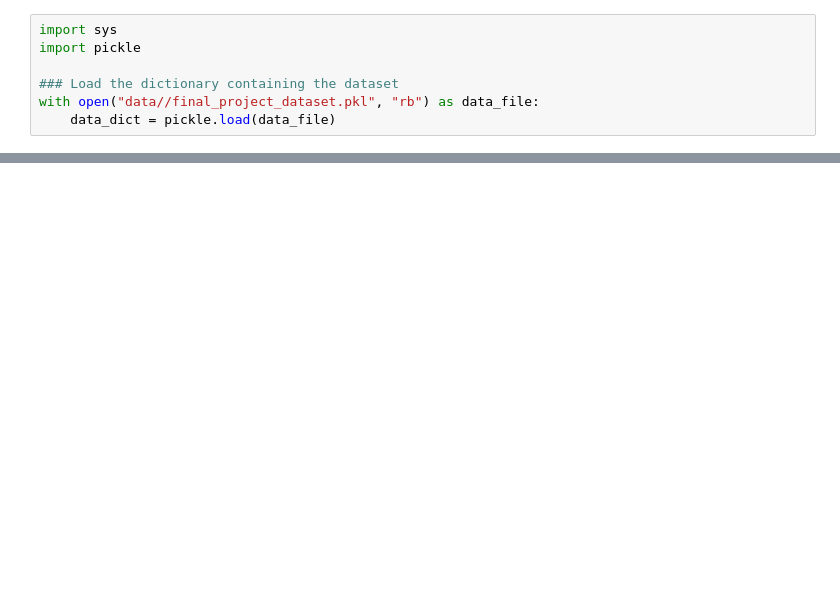
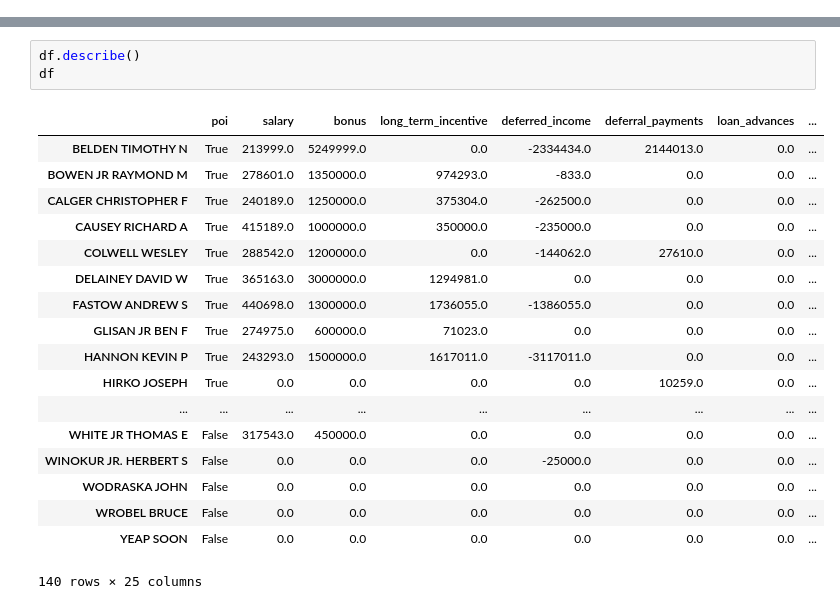
Before and after one commit to hearsh/AI_Project, a Jupyter notebook: Main.ipynb, the cells around one changed output, grey strips where cells are left out. Drawn from its saved outputs; the diff is of its cells as text; blank space fills up the shorter version.

```diff
--- a/Main.ipynb
+++ b/Main.ipynb
@@ -1,7 +0,0 @@
-# %%
-import sys
-import pickle
-
-### Load the dictionary containing the dataset
-with open("data//final_project_dataset.pkl", "rb") as data_file:
-    data_dict = pickle.load(data_file)
@@ -9,0 +72,22 @@ UnpicklingError: the STRING opcode argument must be quoted
+# %%
+df.describe()
+df
+# %% [output]
+|  | poi | salary | bonus | long_term_incentive | deferred_income | deferral_payments | loan_advances | ... |
+| BELDEN TIMOTHY N | True | 213999.0 | 5249999.0 | 0.0 | -2334434.0 | 2144013.0 | 0.0 | ... |
+| BOWEN JR RAYMOND M | True | 278601.0 | 1350000.0 | 974293.0 | -833.0 | 0.0 | 0.0 | ... |
+| CALGER CHRISTOPHER F | True | 240189.0 | 1250000.0 | 375304.0 | -262500.0 | 0.0 | 0.0 | ... |
+| CAUSEY RICHARD A | True | 415189.0 | 1000000.0 | 350000.0 | -235000.0 | 0.0 | 0.0 | ... |
+| COLWELL WESLEY | True | 288542.0 | 1200000.0 | 0.0 | -144062.0 | 27610.0 | 0.0 | ... |
+| DELAINEY DAVID W | True | 365163.0 | 3000000.0 | 1294981.0 | 0.0 | 0.0 | 0.0 | ... |
+| FASTOW ANDREW S | True | 440698.0 | 1300000.0 | 1736055.0 | -1386055.0 | 0.0 | 0.0 | ... |
+| GLISAN JR BEN F | True | 274975.0 | 600000.0 | 71023.0 | 0.0 | 0.0 | 0.0 | ... |
+| HANNON KEVIN P | True | 243293.0 | 1500000.0 | 1617011.0 | -3117011.0 | 0.0 | 0.0 | ... |
+| HIRKO JOSEPH | True | 0.0 | 0.0 | 0.0 | 0.0 | 10259.0 | 0.0 | ... |
+| ... | ... | ... | ... | ... | ... | ... | ... | ... |
+| WHITE JR THOMAS E | False | 317543.0 | 450000.0 | 0.0 | 0.0 | 0.0 | 0.0 | ... |
+| WINOKUR JR. HERBERT S | False | 0.0 | 0.0 | 0.0 | -25000.0 | 0.0 | 0.0 | ... |
+| WODRASKA JOHN | False | 0.0 | 0.0 | 0.0 | 0.0 | 0.0 | 0.0 | ... |
+| WROBEL BRUCE | False | 0.0 | 0.0 | 0.0 | 0.0 | 0.0 | 0.0 | ... |
+| YEAP SOON | False | 0.0 | 0.0 | 0.0 | 0.0 | 0.0 | 0.0 | ... |
+140 rows × 25 columns
```
Also changed, not shown: parts of 55 cells of this notebook, 3 other files.
